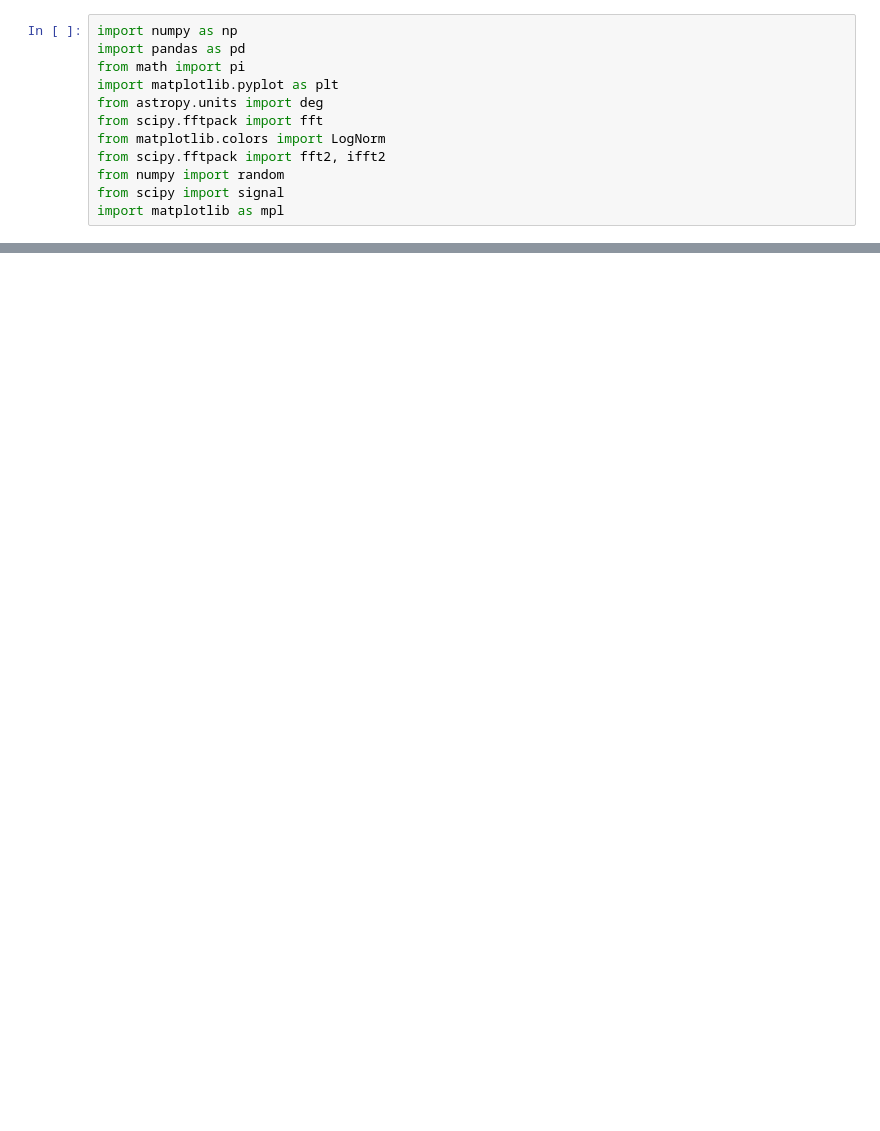
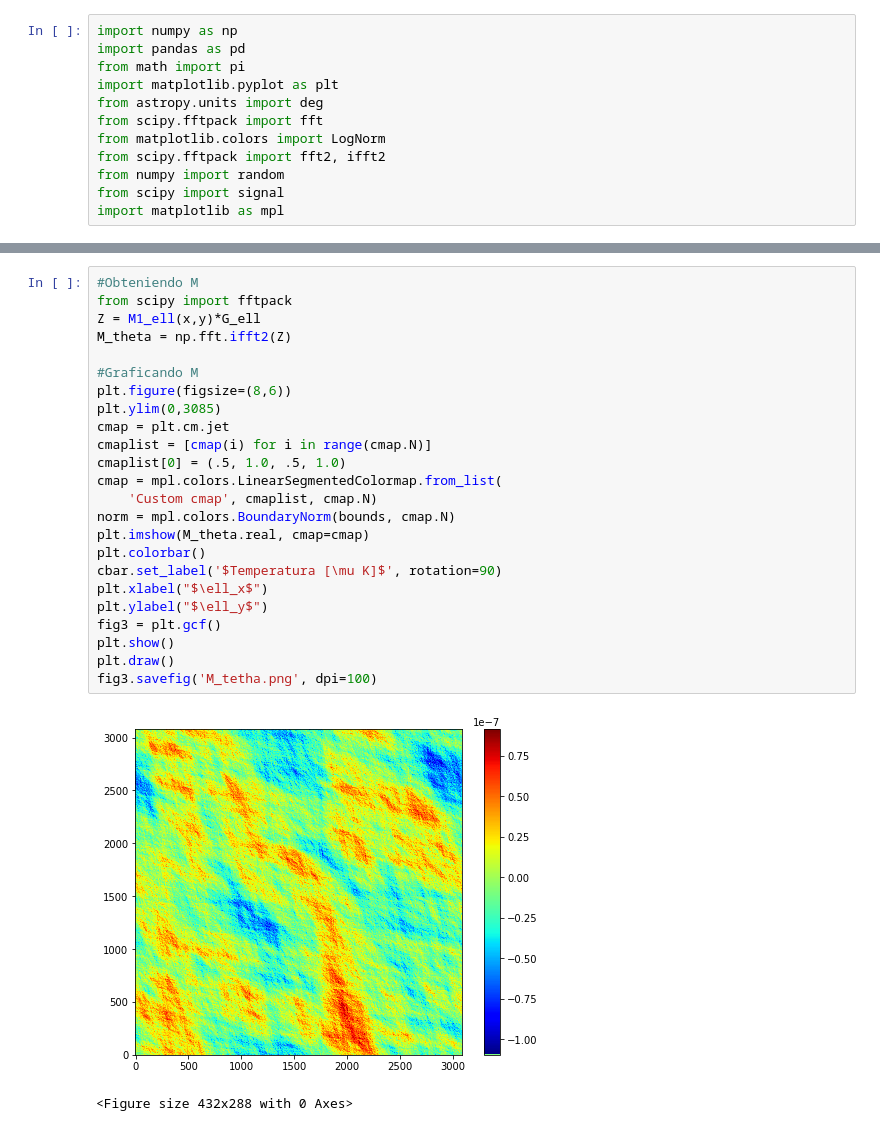
Before and after one commit to Cony06/mapacmb, a Jupyter notebook: tarea2_parte1.ipynb, the cells around one changed output, grey strips where cells are left out. Drawn from its saved outputs; the diff is of its cells as text; blank space fills up the shorter version.

```diff
--- a/tarea2_parte1.ipynb
+++ b/tarea2_parte1.ipynb
@@ -73,0 +96,27 @@ plt.show()
+# %%
+#Obteniendo M
+from scipy import fftpack
+Z = M1_ell(x,y)*G_ell
+M_theta = np.fft.ifft2(Z)
+
+#Graficando M
+plt.figure(figsize=(8,6))
+plt.ylim(0,3085)
+cmap = plt.cm.jet
+cmaplist = [cmap(i) for i in range(cmap.N)]
+cmaplist[0] = (.5, 1.0, .5, 1.0)
+cmap = mpl.colors.LinearSegmentedColormap.from_list(
+    'Custom cmap', cmaplist, cmap.N)
+norm = mpl.colors.BoundaryNorm(bounds, cmap.N)
+plt.imshow(M_theta.real, cmap=cmap)
+plt.colorbar()
+cbar.set_label('$Temperatura [\mu K]$', rotation=90)
+plt.xlabel("$\ell_x$")
+plt.ylabel("$\ell_y$")
+fig3 = plt.gcf()
+plt.show()
+plt.draw()
+fig3.savefig('M_tetha.png', dpi=100)
+# %% [output]
+[figure, added]
+<Figure size 432x288 with 0 Axes>
```
Also changed, not shown: parts of 17 cells of this notebook.
